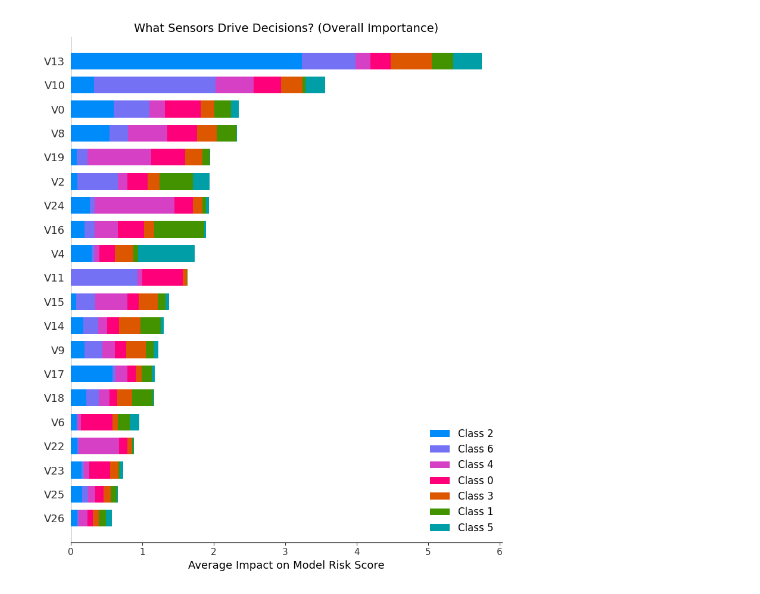
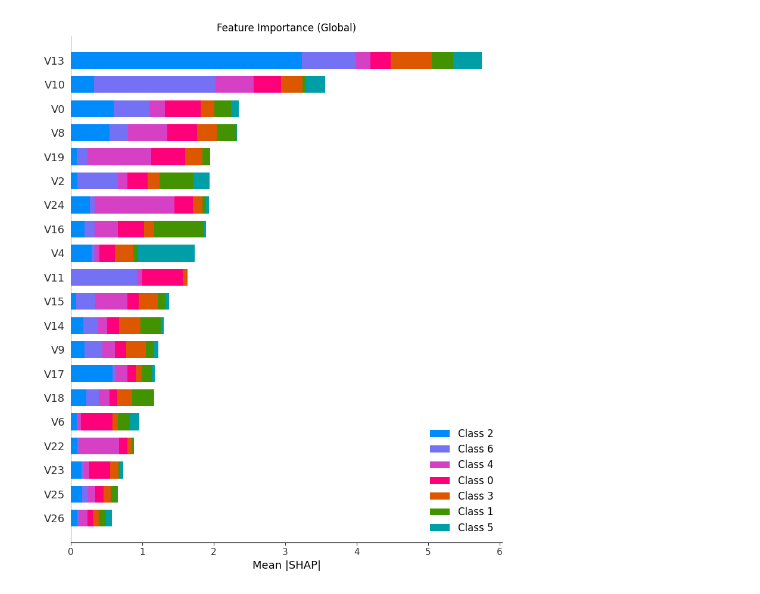
Before and after one commit to joeyloveworld-cloud/SHAP_Analysis, a Jupyter notebook: SHAP_Analysis_Steel.ipynb, the cells around one changed output. Cells and saved outputs as stored; diff of their text form; code cells hidden in the pictures.

```diff
--- a/SHAP_Analysis_Steel.ipynb
+++ b/SHAP_Analysis_Steel.ipynb
@@ -11,38 +11,37 @@ import zipfile
 import urllib.request
 from io import BytesIO
 
+# Config
+DATA_URL = "https://archive.ics.uci.edu/static/public/198/steel+plates+faults.zip"
+CLASS_NAMES = ["Pastry", "Z_Scratch", "K_Scatch", "Stains", "Dirtiness", "Bumps", "Other_Faults"]
+
 # ---------------------------------------------------------
-# 1. Setup & Data Loading
+# ETL & Preprocessing
 # ---------------------------------------------------------
-DATA_URL = "https://archive.ics.uci.edu/static/public/198/steel+plates+faults.zip"
-CLASS_NAMES = [
-    "Pastry", "Z_Scratch", "K_Scatch", "Stains",
-    "Dirtiness", "Bumps", "Other_Faults"
-]
-
 def fetch_and_process_data():
-    print("Downloading data...")
+    # 1. Download & Parse
     with urllib.request.urlopen(DATA_URL) as resp:
         with zipfile.ZipFile(BytesIO(resp.read())) as zf:
             target = next(n for n in zf.namelist() if "Faults.NNA" in n or "faults" in n.lower())
             with zf.open(target) as f:
                 df = pd.read_csv(f, sep=r'\s+', header=None)
 
-    # Preprocessing to match previous work
+    # 2. Rename Columns
     feat_cols = [f"V{i}" for i in range(27)]
     df.columns = feat_cols + CLASS_NAMES
 
-    # Filter invalid rows
+    # 3. Clean: Keep only single-label rows
     mask = df[CLASS_NAMES].sum(axis=1) == 1
     df_clean = df[mask].copy()
 
     X = df_clean[feat_cols]
     y_raw = df_clean[CLASS_NAMES].idxmax(axis=1)
 
+    # 4. Encode Targets
     le = LabelEncoder()
     y = le.fit_transform(y_raw)
 
-    # Feature Selection
+    # 5. Feature Selection: Drop collinear (>0.95)
     corr_matrix = X.corr().abs()
     upper = corr_matrix.where(np.triu(np.ones(corr_matrix.shape), k=1).astype(bool))
     to_drop = [column for column in upper.columns if any(upper[column] > 0.95)]
@@ -51,12 +50,12 @@ def fetch_and_process_data():
     return X, y, le, X.columns.tolist()
 
 # ---------------------------------------------------------
-# 2. Train LightGBM Model
+# Training
 # ---------------------------------------------------------
 X, y, le, feature_names = fetch_and_process_data()
 X_train, X_test, y_train, y_test = train_test_split(X, y, test_size=0.2, random_state=42, stratify=y)
 
-print("\nTraining LightGBM Model...")
+# Init & Fit LGBM
 model = lgb.LGBMClassifier(
     n_estimators=200,
     learning_rate=0.05,
@@ -65,63 +64,51 @@ model = lgb.LGBMClassifier(
     verbose=-1
 )
 model.fit(X_train, y_train)
-print(f"Model Accuracy: {accuracy_score(y_test, model.predict(X_test)):.2%}")
+print(f"Accuracy: {accuracy_score(y_test, model.predict(X_test)):.2%}")
 
 # ---------------------------------------------------------
-# 3. SHAP Analysis (FIXED)
+# SHAP Analysis
 # ---------------------------------------------------------
-print("\nCalculating SHAP values (using Explanation API)...")
 explainer = shap.TreeExplainer(model)
 
-# FIX: Use the explainer(X) call syntax instead of shap_values(X).
-# This returns an Explanation object that handles dimensions robustly.
+# Compute raw SHAP values
 shap_obj = explainer(X_test)
 
-# For Multiclass: shap_obj.values is (n_samples, n_features, n_classes)
-# We need to extract the specific slice for "Stains"
-stains_index = list(le.classes_).index('Stains')
+# Slice: Extract specific class ('Stains')
+# Shape: (n_samples, n_features, n_classes) -> (n_samples, n_features)
+stains_idx = list(le.classes_).index('Stains')
+stains_explanation = shap_obj[:, :, stains_idx]
 
-# Extract specific explanation for Stains
-# This keeps it as an Explanation object (safe for plotting)
-stains_explanation = shap_obj[:, :, stains_index]
-
-# Create list of arrays for the global summary plot (Bar chart needs list for multiclass)
+# Prep: Convert to list for multiclass bar plot
 shap_values_list = [shap_obj.values[:,:,i] for i in range(shap_obj.values.shape[2])]
 
 # ---------------------------------------------------------
-# 4. Plots
+# Visualization
 # ---------------------------------------------------------
 
-# Plot A: Summary Plot (Global Importance) - All Classes
+# 1. Global Importance (Bar)
 plt.figure(figsize=(10, 6))
-plt.title("What Sensors Drive Decisions? (Overall Importance)", fontsize=14)
-# Note: For multi-class bar plot, we pass the list of values
+plt.title("Feature Importance (Global)")
 shap.summary_plot(shap_values_list, X_test, feature_names=X_test.columns, plot_type="bar", show=False)
-plt.xlabel("Average Impact on Model Risk Score")
+plt.xlabel("Mean |SHAP|")
 plt.tight_layout()
 plt.savefig('shap_summary_bar.png')
-print("Saved: shap_summary_bar.png")
 plt.show()
 
-# Plot B: Beeswarm Plot - Specifically for 'Stains'
+# 2. Stains Risk (Beeswarm)
 plt.figure(figsize=(10, 6))
-plt.title(f"Risk Factors for 'Stains' Fault", fontsize=14)
-# Pass the Explanation object directly
+plt.title("Feature Impact: Stains Fault")
 shap.summary_plot(stains_explanation, X_test, show=False)
 plt.tight_layout()
 plt.savefig('shap_stains_beeswarm.png')
-print("Saved: shap_stains_beeswarm.png")
 plt.show()
 
-# Plot C: Dependence Plot - Top Feature for Stains
-# Find top feature for Stains
-# Calculate mean absolute SHAP value for each feature
-mean_shap = np.abs(stains_explanation.values).mean(axis=0)
-top_feature_idx = mean_shap.argmax()
+# 3. Top Feature Dependence
+# Identify top feature automatically
+top_feature_idx = np.abs(stains_explanation.values).mean(axis=0).argmax()
 top_feature_name = X_test.columns[top_feature_idx]
 
 plt.figure(figsize=(8, 6))
-# For dependence plot, we can use the values and data directly
 shap.dependence_plot(
     top_feature_name,
     stains_explanation.values,
@@ -129,11 +116,23 @@ shap.dependence_plot(
     interaction_index=None,
     show=False
 )
-plt.title(f"Deep Dive: How {top_feature_name} affects 'Stains' Risk", fontsize=12)
-plt.ylabel("Risk Contribution (SHAP Value)")
-plt.grid(True, alpha=0.3)
+plt.title(f"Dependence Plot: {top_feature_name} vs Stains Risk")
 plt.tight_layout()
 plt.savefig('shap_dependence.png')
-print("Saved: shap_dependence.png")
 plt.show()
+
+# ---------------------------------------------------------
+# Output Summary
+# ---------------------------------------------------------
+def print_summary():
+    print(f"\n[Analysis Report]")
+    print(f"Target Class: Stains (Idx: {stains_idx})")
+    print(f"Top Driver: {top_feature_name}")
+    print(f"Interpretation:")
+    print(f" - Bar Plot: Global sensor importance.")
+    print(f" - Beeswarm: Directional impact (Red=High val, Blue=Low val).")
+    print(f" - Dependence: Non-linear thresholds for {top_feature_name}.")
+
+if __name__ == "__main__":
+    print_summary()
 # %% [output]
@@ -147 +140 @@ Saved: shap_summary_bar.png
-[figure, old version]
+[figure, new version]
```
Also changed, not shown: parts of 1 cell of this notebook.
